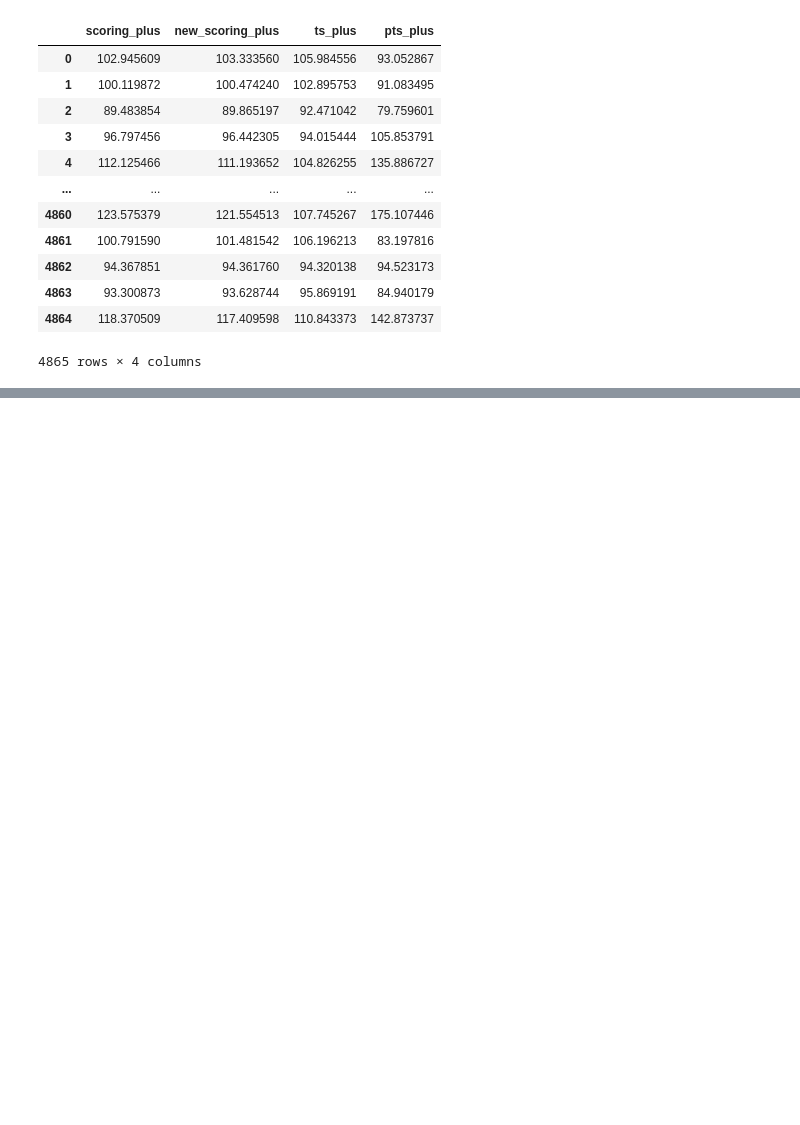
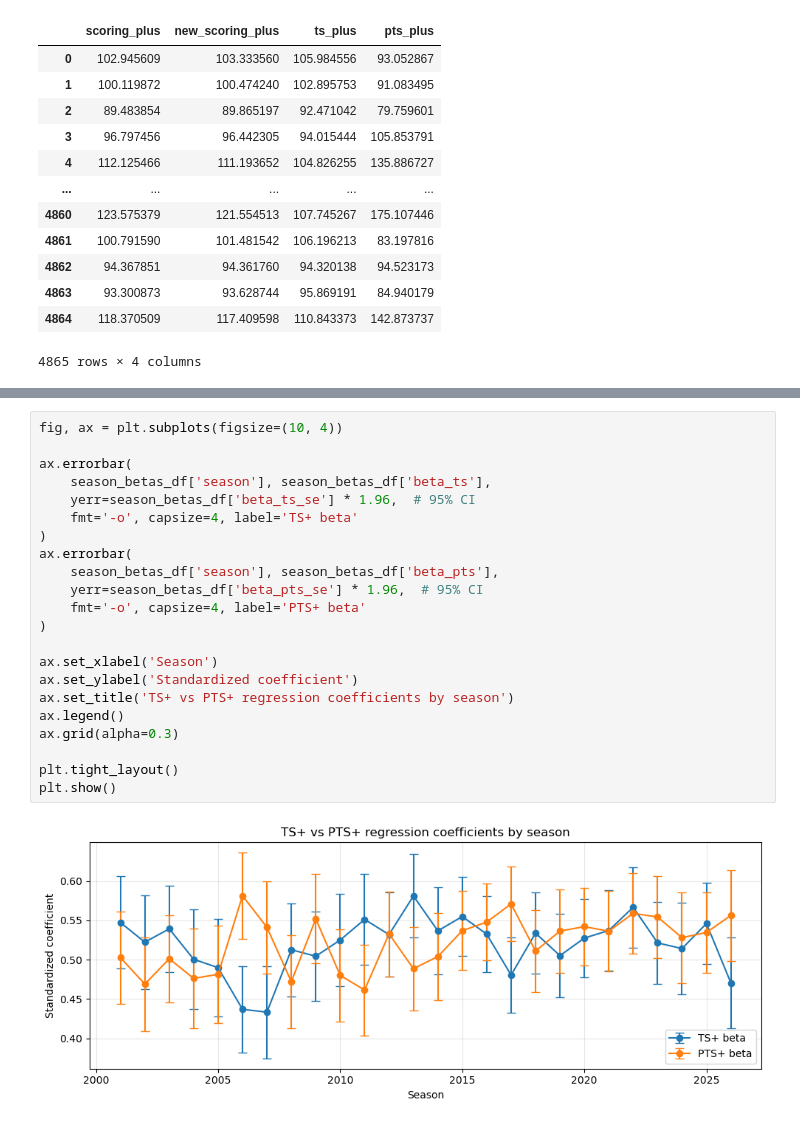
Before and after one commit to tmcewen66/basketball-analytics, a Jupyter notebook: scoring_plus_analysis.ipynb, the cells around one changed output, grey strips where cells are left out. Cells and saved outputs as stored; diff of their text form; blank space fills up the shorter version.

```diff
--- a/scoring_plus_analysis.ipynb
+++ b/scoring_plus_analysis.ipynb
@@ -577,0 +641,24 @@ scoring_plus_qualified_df[['scoring_plus', 'new_scoring_plus', 'ts_plus', 'pts_p
+# %%
+fig, ax = plt.subplots(figsize=(10, 4))
+
+ax.errorbar(
+    season_betas_df['season'], season_betas_df['beta_ts'],
+    yerr=season_betas_df['beta_ts_se'] * 1.96,  # 95% CI
+    fmt='-o', capsize=4, label='TS+ beta'
+)
+ax.errorbar(
+    season_betas_df['season'], season_betas_df['beta_pts'],
+    yerr=season_betas_df['beta_pts_se'] * 1.96,  # 95% CI
+    fmt='-o', capsize=4, label='PTS+ beta'
+)
+
+ax.set_xlabel('Season')
+ax.set_ylabel('Standardized coefficient')
+ax.set_title('TS+ vs PTS+ regression coefficients by season')
+ax.legend()
+ax.grid(alpha=0.3)
+
+plt.tight_layout()
+plt.show()
+# %% [output]
+[figure, added]
```
Also changed, not shown: parts of 15 cells of this notebook.
